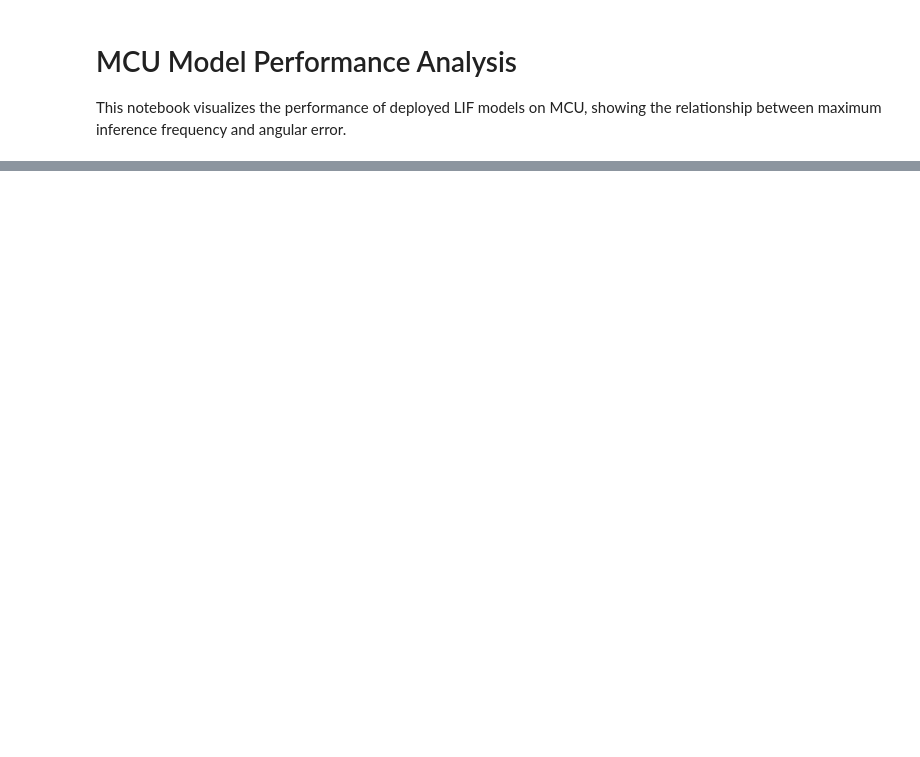
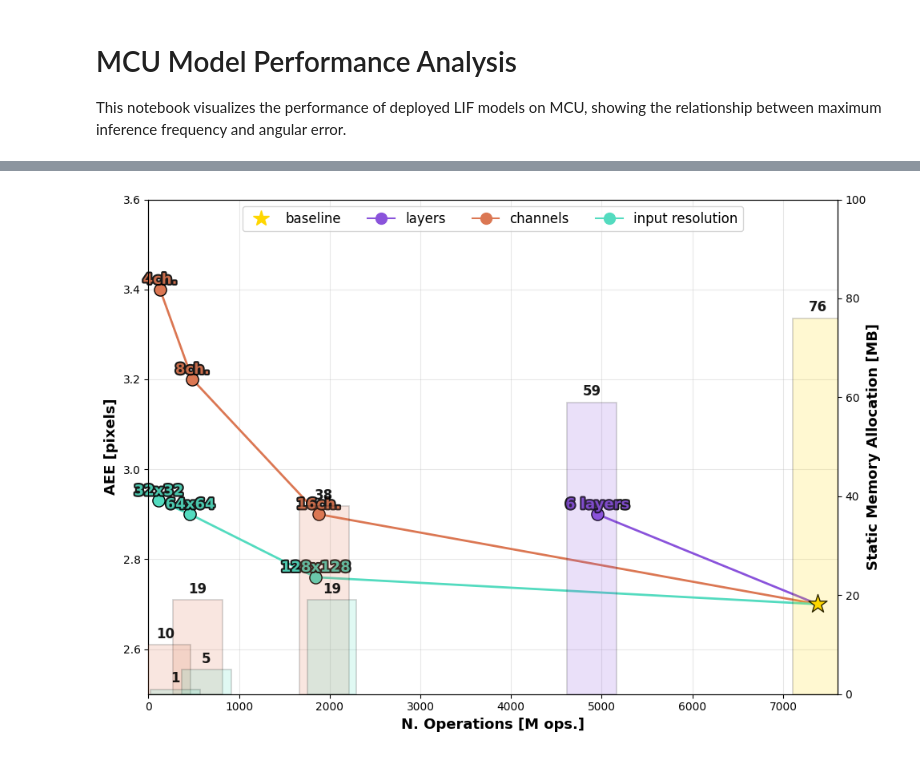
Before and after one commit to LSquarzoni/SNN_Event-based_Optical_Flow, a Jupyter notebook: plotter.ipynb, the cells around one changed output, grey strips where cells are left out. Cells and saved outputs as stored; diff of their text form; code cells hidden in the pictures; blank space fills up the shorter version.

```diff
--- a/plotter.ipynb
+++ b/plotter.ipynb
@@ -135,0 +137,89 @@ plt.show()
+# %%
+# Plot: x = N. Operations [M ops.], y = AEE [pixels], secondary y = Static Memory Allocation [MB] as histogram bars (wider, offset, black border, more transparent, legend upper center, labels, black bar values, enhanced dot labels, improved label separation)
+import matplotlib.lines as mlines
+from matplotlib.patheffects import withStroke
+fig, ax1 = plt.subplots(figsize=(10, 7))
+ax1.set_facecolor('none')
+fig.patch.set_alpha(0.0)
+
+# Axes labels and limits
+ax1.set_xlabel('N. Operations [M ops.]', fontsize=13, fontweight='bold')
+ax1.set_ylabel('AEE [pixels]', fontsize=13, fontweight='bold')
+ax1.set_xlim(0, 7600)
+ax1.set_ylim(2.5, 3.6)
+ax1.grid(True, alpha=0.3)
+
+# Second y axis for memory
+ax2 = ax1.twinx()
+ax2.set_ylabel('Static Memory Allocation [MB]', fontsize=13, fontweight='bold', labelpad=0)
+ax2.set_ylim(0, 100)
+
+# Define model groups (excluding baseline and recurrence)
+model_groups = {
+    'layers': '#8A53DB',
+    'channels': '#DB7753',
+    'input resolution': '#53DBBF'
+}
+
+# Plot histogram bars for memory allocation (foreground, semi-transparent, wider, offset, black border, with value labels)
+bar_width = 600 # even wider bars
+offsets = {
+    'layers': -0.5*bar_width/5,
+    'channels': 0.5*bar_width/5,
+    'input resolution': 1.5*bar_width/5
+}
+bar_handles = []
+for group, color in model_groups.items():
+    group_points = df[df['Model'] == group]
+    x_vals = group_points['N. Operations [M ops.]'] + offsets[group]
+    bars = ax2.bar(x_vals, group_points['Static Memory Allocation [MB]'],
+                  width=bar_width/1.1, color=color, alpha=0.18, align='center', zorder=5, label=None, edgecolor='black', linewidth=1.2)
+    bar_handles.extend(bars)
+    # Add value labels on top of bars (black, larger font, closer to bar ends)
+    for bar, val in zip(bars, group_points['Static Memory Allocation [MB]']):
+        ax2.text(bar.get_x() + bar.get_width()/2, bar.get_height() + 0.7, f'{val}', ha='center', va='bottom', fontsize=12, color='black', fontweight='bold', alpha=0.9, zorder=6)
+# Baseline bar (centered)
+baseline = df[df['Model'] == 'baseline'].iloc[0]
+bars = ax2.bar(baseline['N. Operations [M ops.]'], baseline['Static Memory Allocation [MB]'],
+               width=bar_width/1.1, color='gold', alpha=0.18, align='center', zorder=5, label=None, edgecolor='black', linewidth=1.2)
+bar_handles.extend(bars)
+ax2.text(baseline['N. Operations [M ops.]'], baseline['Static Memory Allocation [MB]'] + 0.7, f"{baseline['Static Memory Allocation [MB]']}", ha='center', va='bottom', fontsize=12, color='black', fontweight='bold', alpha=0.9, zorder=6)
+
+# Plot baseline as yellow star (foreground)
+ax1.scatter(baseline['N. Operations [M ops.]'], baseline['AEE [pixels]'], marker='*', s=300, color='gold', edgecolor='black', label='baseline', zorder=10)
+
+# For each group, plot only the first baseline and the group points (no repeated dots), and label dots with specs
+label_offsets = {
+    'layers': (0, 5),
+    'channels': [ (0, 5), (0, 5), (0, 5) ],
+    'input resolution': [(0, 5), (0, 5), (0, 5)]
+}
+DOT_LABEL_FONTSIZE = 13  # Increased font size for dot labels
+for group, color in model_groups.items():
+    group_points = df[df['Model'] == group].copy()
+    group_df = pd.concat([df[df['Model'] == 'baseline'], group_points]).sort_values('N. Operations [M ops.]', ascending=False)
+    # Plot line (dotted) on main axis
+    ax1.plot(group_df['N. Operations [M ops.]'], group_df['AEE [pixels]'], linestyle='-', color=color, linewidth=2, label=group, zorder=2)
+    # Plot dots for group points only (not baseline)
+    ax1.scatter(group_points['N. Operations [M ops.]'], group_points['AEE [pixels]'], color=color, s=120, edgecolor='black', zorder=3)
+    # Add labels to dots (specs) with black border and offset to avoid overlap
+    if isinstance(label_offsets[group], list):
+        for i, row in enumerate(group_points.itertuples()):
+            dx, dy = label_offsets[group][i] if i < len(label_offsets[group]) else (0, 0.1 + i*0.1)
+            ax1.annotate(row.Specs, (row._3, row._4), textcoords="offset points", xytext=(dx, dy), ha='center', fontsize=DOT_LABEL_FONTSIZE, color=color, fontweight='bold', alpha=0.9, zorder=11,
+                path_effects=[withStroke(linewidth=3, foreground='black')])
+    else:
+        dx, dy = label_offsets[group]
+        for i, row in enumerate(group_points.itertuples()):
+            ax1.annotate(row.Specs, (row._3, row._4), textcoords="offset points", xytext=(dx, dy + i*0.02), ha='center', fontsize=DOT_LABEL_FONTSIZE, color=color, fontweight='bold', alpha=0.9, zorder=11,
+                path_effects=[withStroke(linewidth=3, foreground='black')])
+
+# Legends
+star = mlines.Line2D([], [], color='gold', marker='*', linestyle='None', markersize=15, label='baseline')
+dots = [mlines.Line2D([], [], color=color, marker='o', linestyle='-', markersize=10, label=label) for label, color in model_groups.items()]
+ax1.legend(handles=[star]+dots, fontsize=12, loc='upper center', ncol=5)
+
+fig.tight_layout()
+plt.show()
+# %% [output]
+[figure, added]
```
Also changed, not shown: parts of 5 cells of this notebook, 3 other files.
